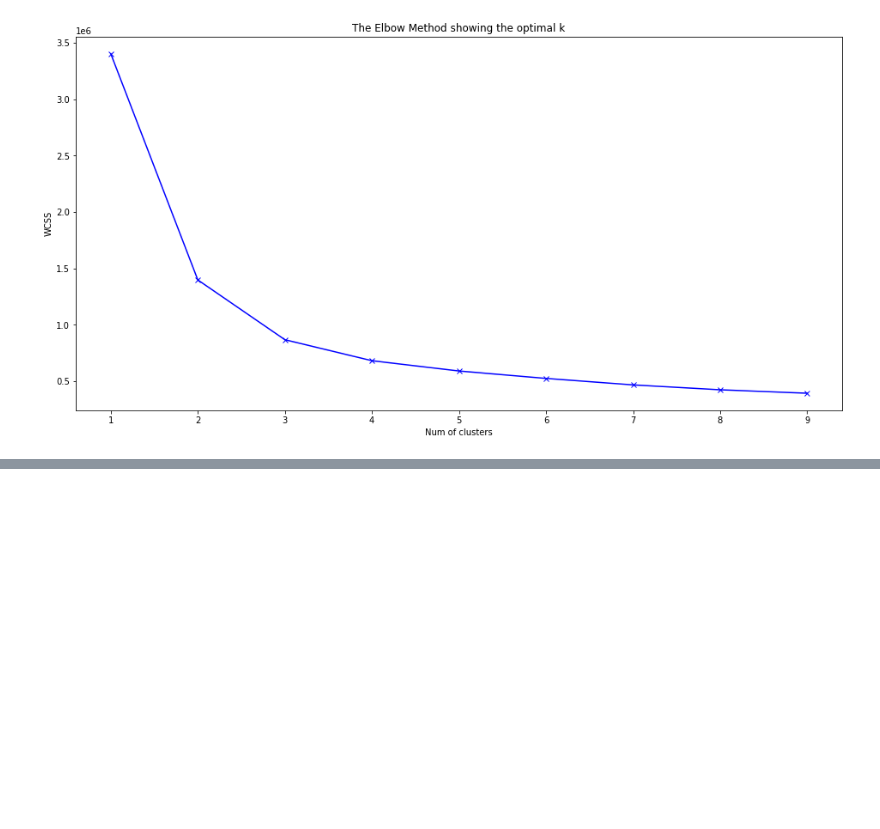
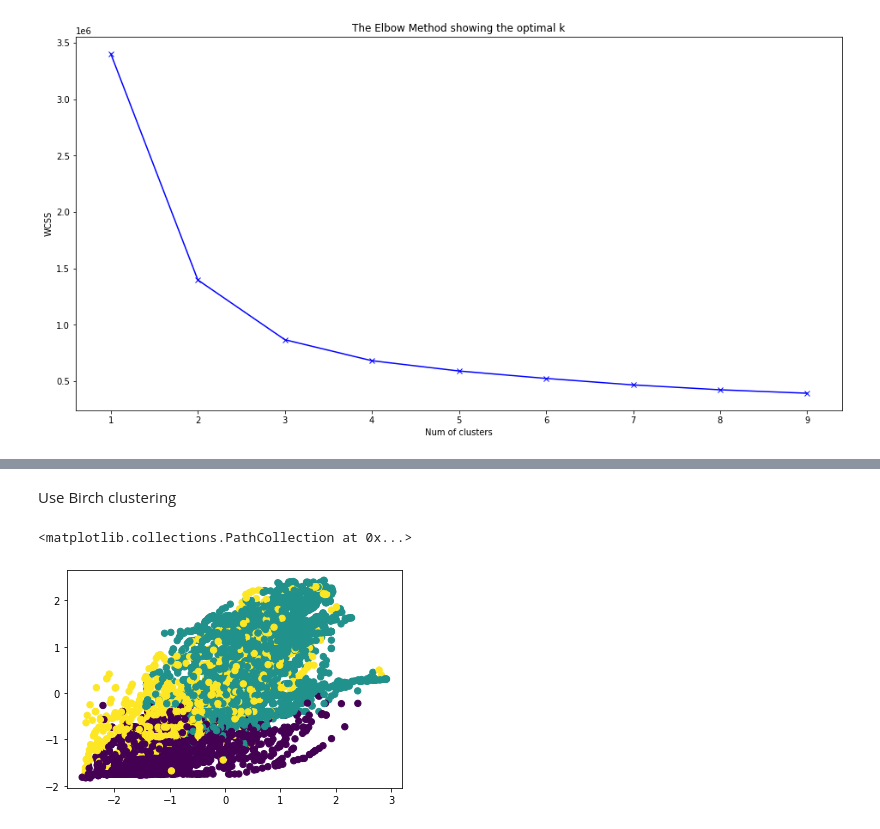
Before and after one commit to YuxingW/machine_learning, a Jupyter notebook: hw2_clustering/hw_clustering_ski.ipynb, the cells around one changed output, grey strips where cells are left out. Saved outputs shown, nothing was run; the diff lists cells and outputs as text; code cells hidden in the pictures; blank space fills up the shorter version.

```diff
--- a/hw2_clustering/hw_clustering_ski.ipynb
+++ b/hw2_clustering/hw_clustering_ski.ipynb
@@ -170,0 +192,11 @@ plt.scatter(X[:, 0], X[:, 1], c=labels, s=40, cmap='viridis')
+# %% [markdown]
+Use Birch clustering
+# %%
+from sklearn.cluster import Birch
+
+brc = Birch(n_clusters=3).fit(X)
+brc_labels = gmm.predict(X)
+plt.scatter(X[:, 0], X[:, 1], c=brc_labels, s=40, cmap='viridis')
+# %% [output]
+<matplotlib.collections.PathCollection at 0x...>
+[figure, added]
```
Also changed, not shown: parts of 21 cells of this notebook.
